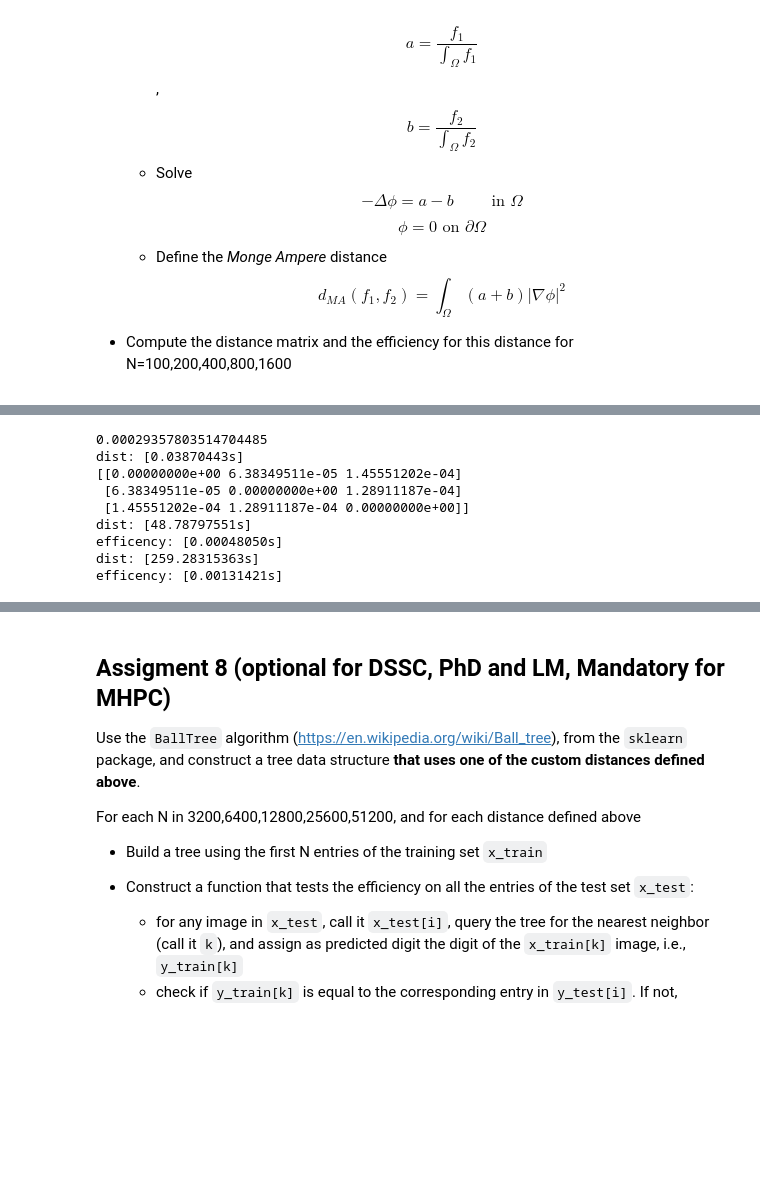
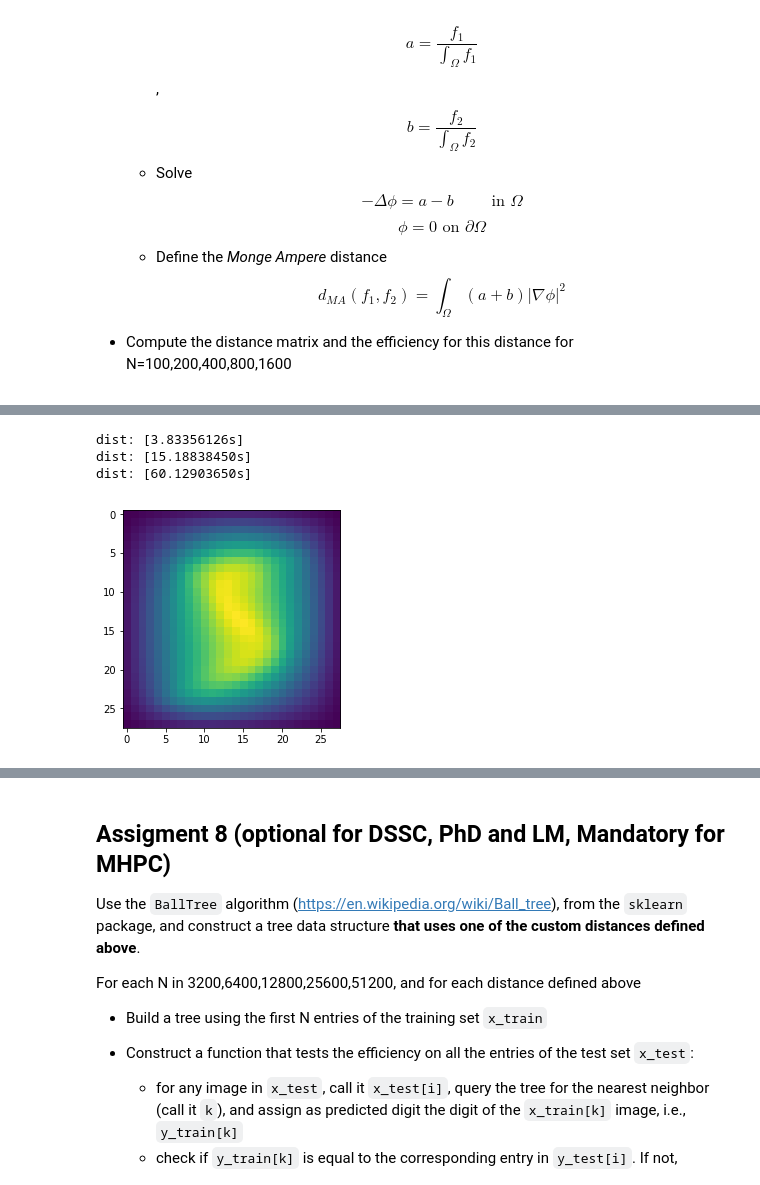
Before and after one commit to Fede112/P1.4_seed, a Jupyter notebook: final_project/final_project_2018-2019.ipynb, the cells around one changed output, grey strips where cells are left out. Saved outputs shown, nothing was run; the diff lists cells and outputs as text; code cells hidden in the pictures; blank space fills up the shorter version.

```diff
--- a/final_project/final_project_2018-2019.ipynb
+++ b/final_project/final_project_2018-2019.ipynb
@@ -677,5 +653,29 @@ cg num:
 # %%
 from scipy import sparse
+from scikits.umfpack import spsolve, splu
+import numpy as np
+
+# LU decomposition
+sA = sparse.csr_matrix(A)
+lu = splu(sA)
+
+x = np.arange(img_rows)
+y = np.arange(img_cols)
+
+f1 = x_train[0]
+f2 = x_train[1]
+intgrl_f1 = simps(simps(f1, y), x)
+intgrl_f2 = simps(simps(f2, y), x)
+
+a = f1/intgrl_f1
+b = f2/intgrl_f2
+
+
+
+a_vec = a.reshape(784,1)
+
+plt.imshow(lu.solve(a_vec).reshape(28,28))
+plt.show()
 
 # @time_this
 def d_MA(f1,f2):
@@ -685,50 +685,48 @@ def d_MA(f1,f2):
     intgrl_f1 = simps(simps(f1, y), x)
     intgrl_f2 = simps(simps(f2, y), x)
 
     a = f1/intgrl_f1
     b = f2/intgrl_f2
 
+    # Reshapes don't introduce almost any overhead
     a_vec = a.reshape(784,1)
     b_vec = b.reshape(784,1)
 
-    x_start = np.ones(img_rows*img_cols)
-    x_start = x_start.reshape(784,1)
+
 
 #     phi_vec = gauss_num_bis(A, a_vec - b_vec, x_start, 1000)
 
 
 
 # Solve the laplace equation
-    phi_vec = sparse.linalg.cg(A, a_vec-b_vec, x_start, 1e-8,1000)[0][:]
-#     We have to try with Cholesky or LU decomposition
-# https://pypi.org/project/scikit-umfpack/
+    # With CG was slower than LU decomposition
+#     x_start = np.ones(img_rows*img_cols)
+#     x_start = x_start.reshape(784,1)
+#     phi_vec = sparse.linalg.cg(A, a_vec-b_vec, x_start, 1e-8,1000)[0][:]
 
+    # Using LU decomposition of scipy.sparse.linalg (it used UMFPACK)
+    # This was the faster one
+    phi_vec = lu.solve(a_vec-b_vec)
 
-
-#     print(shape(phi_vec))
     phi_mat = phi_vec.reshape(28,28)
     grad_phi = np.gradient(phi_mat)
     grad_abs_sq = np.square(grad_phi[0]) + np.square(grad_phi[1])
 
 #     ab_sq = np.square(a-b)
 
     return simps(simps(grad_abs_sq*(a+b), y), x)
 
 # N = 3
 # dist(d_h1, N, x_train)
 
-Ns = np.array([100,200,400])
+# Ns = np.array([100,200,400])
+Ns = np.array([100])
 d_MA_errors = [efficency(N, dist(d_MA, N, x_train), y_train) for N in Ns]
 # %% [output]
-0.00029357803514704485
-dist: [0.03870443s]
-[[0.00000000e+00 6.38349511e-05 1.45551202e-04]
- [6.38349511e-05 0.00000000e+00 1.28911187e-04]
- [1.45551202e-04 1.28911187e-04 0.00000000e+00]]
-dist: [48.78797551s]
-efficency: [0.00048050s]
-dist: [259.28315363s]
-efficency: [0.00131421s]
+dist: [3.83356126s]
+dist: [15.18838450s]
+dist: [60.12903650s]
+[figure, added]
 # %%
 plot(Ns, d_1_errors[:], c='b', label = 'infty norm')
 plot(Ns, d_2_errors[:], c='g', label = 'norm 2')
```
Also changed, not shown: parts of 10 cells of this notebook.
